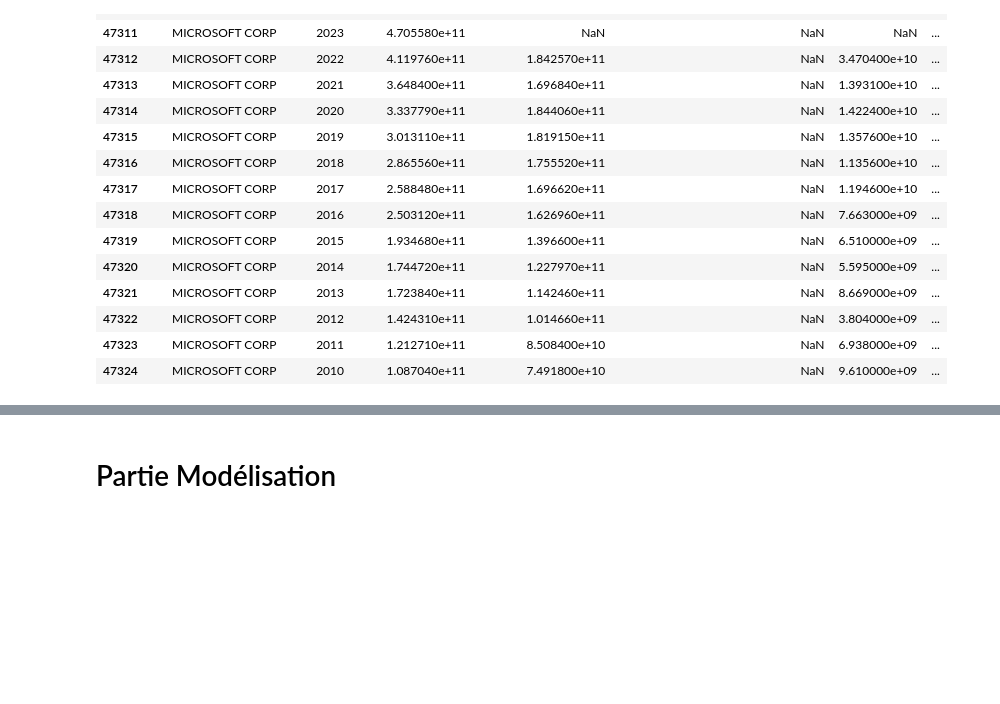
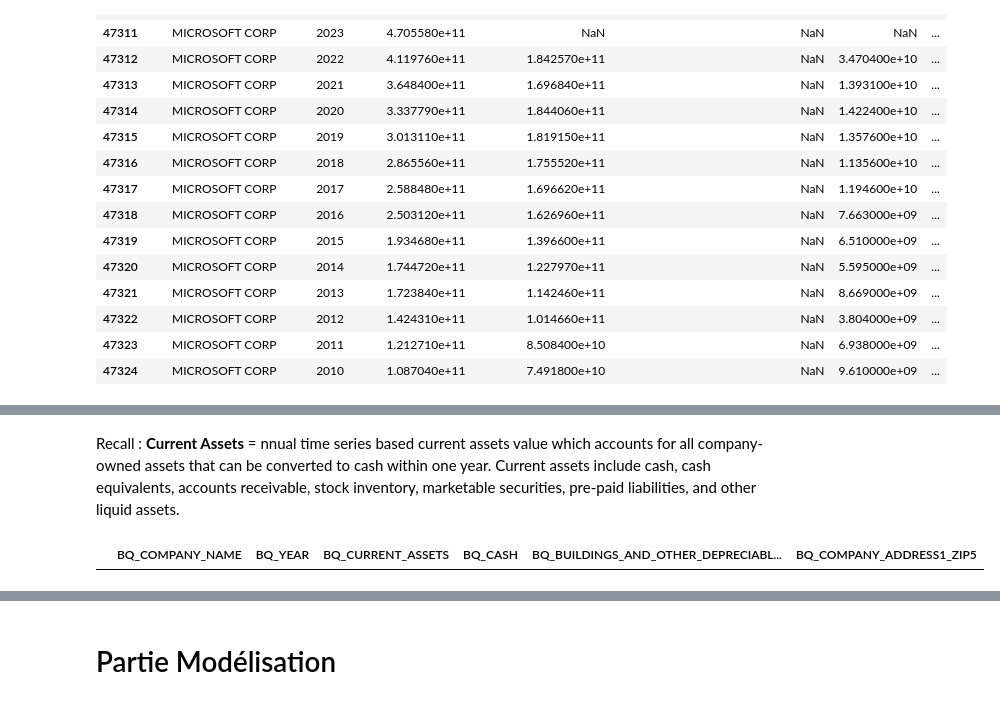
Before and after one commit to Askkip/StatAPP, a Jupyter notebook: US_Financials_Modeelisation.ipynb, the cells around one changed output, grey strips where cells are left out. Saved outputs shown, nothing was run; the diff lists cells and outputs as text; code cells hidden in the pictures; blank space fills up the shorter version.

```diff
--- a/US_Financials_Modeelisation.ipynb
+++ b/US_Financials_Modeelisation.ipynb
@@ -112,0 +151,6 @@ df[features].sample()
+# %% [markdown]
+Recall : **Current Assets** = nnual time series based current assets value which accounts for all company-owned assets that can be converted to cash within one year. Current assets include cash, cash equivalents, accounts receivable, stock inventory, marketable securities, pre-paid liabilities, and other liquid assets.
+# %%
+aggreg.loc[aggreg["BQ_COMPANY_ADDRESS1_ZIP5"] == 1001.0]
+# %% [output]
+|  | BQ_COMPANY_NAME | BQ_YEAR | BQ_CURRENT_ASSETS | BQ_CASH | BQ_BUILDINGS_AND_OTHER_DEPRECIABL... | BQ_COMPANY_ADDRESS1_ZIP5 |
```
Also changed, not shown: parts of 9 cells of this notebook, 1 other file.
